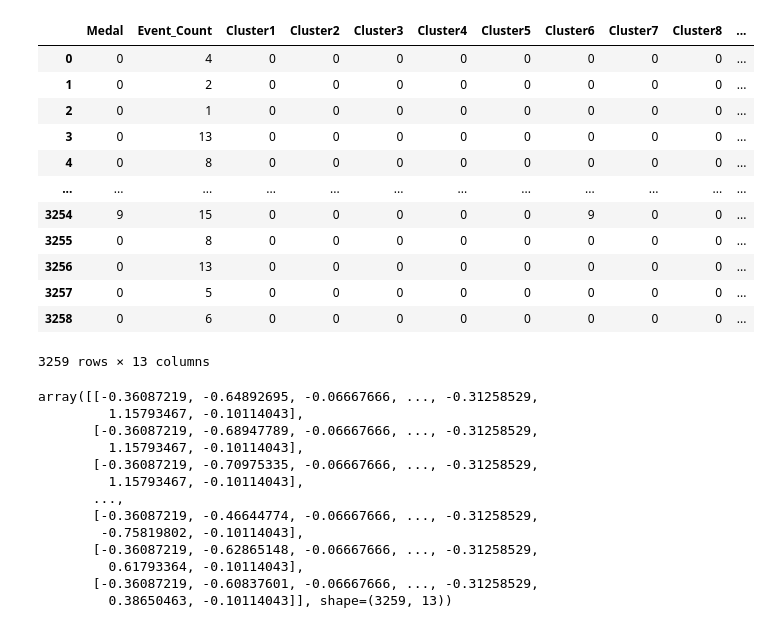
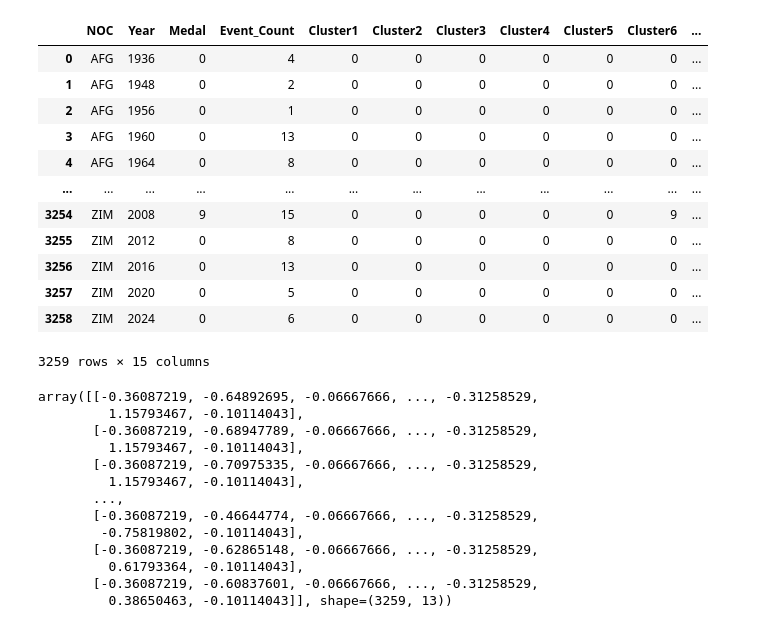
Before and after one commit to cynthiaWEpicCoder/MCM, a Jupyter notebook: PCA.ipynb, the cells around one changed output. Cells and saved outputs as stored; diff of their text form; code cells hidden in the pictures.

```diff
--- a/PCA.ipynb
+++ b/PCA.ipynb
@@ -1,22 +1,22 @@
 # %%
 import pandas as pd
-data = pd.read_csv('finalData.csv',index_col=0)
-data = data.drop(['NOC','Year'],axis=1)
-data
+data0 = pd.read_csv('finalData.csv',index_col=0)
+data = data0.drop(['NOC','Year'],axis=1)
+data0
 # %% [output]
-|  | Medal | Event_Count | Cluster1 | Cluster2 | Cluster3 | Cluster4 | Cluster5 | Cluster6 | Cluster7 | Cluster8 | ... |
-| 0 | 0 | 4 | 0 | 0 | 0 | 0 | 0 | 0 | 0 | 0 | ... |
-| 1 | 0 | 2 | 0 | 0 | 0 | 0 | 0 | 0 | 0 | 0 | ... |
-| 2 | 0 | 1 | 0 | 0 | 0 | 0 | 0 | 0 | 0 | 0 | ... |
-| 3 | 0 | 13 | 0 | 0 | 0 | 0 | 0 | 0 | 0 | 0 | ... |
-| 4 | 0 | 8 | 0 | 0 | 0 | 0 | 0 | 0 | 0 | 0 | ... |
+|  | NOC | Year | Medal | Event_Count | Cluster1 | Cluster2 | Cluster3 | Cluster4 | Cluster5 | Cluster6 | ... |
+| 0 | AFG | 1936 | 0 | 4 | 0 | 0 | 0 | 0 | 0 | 0 | ... |
+| 1 | AFG | 1948 | 0 | 2 | 0 | 0 | 0 | 0 | 0 | 0 | ... |
+| 2 | AFG | 1956 | 0 | 1 | 0 | 0 | 0 | 0 | 0 | 0 | ... |
+| 3 | AFG | 1960 | 0 | 13 | 0 | 0 | 0 | 0 | 0 | 0 | ... |
+| 4 | AFG | 1964 | 0 | 8 | 0 | 0 | 0 | 0 | 0 | 0 | ... |
 | ... | ... | ... | ... | ... | ... | ... | ... | ... | ... | ... | ... |
-| 3254 | 9 | 15 | 0 | 0 | 0 | 0 | 0 | 9 | 0 | 0 | ... |
-| 3255 | 0 | 8 | 0 | 0 | 0 | 0 | 0 | 0 | 0 | 0 | ... |
-| 3256 | 0 | 13 | 0 | 0 | 0 | 0 | 0 | 0 | 0 | 0 | ... |
-| 3257 | 0 | 5 | 0 | 0 | 0 | 0 | 0 | 0 | 0 | 0 | ... |
-| 3258 | 0 | 6 | 0 | 0 | 0 | 0 | 0 | 0 | 0 | 0 | ... |
+| 3254 | ZIM | 2008 | 9 | 15 | 0 | 0 | 0 | 0 | 0 | 9 | ... |
+| 3255 | ZIM | 2012 | 0 | 8 | 0 | 0 | 0 | 0 | 0 | 0 | ... |
+| 3256 | ZIM | 2016 | 0 | 13 | 0 | 0 | 0 | 0 | 0 | 0 | ... |
+| 3257 | ZIM | 2020 | 0 | 5 | 0 | 0 | 0 | 0 | 0 | 0 | ... |
+| 3258 | ZIM | 2024 | 0 | 6 | 0 | 0 | 0 | 0 | 0 | 0 | ... |
-3259 rows × 13 columns
+3259 rows × 15 columns
 # %%
 from sklearn.preprocessing import StandardScaler
 import numpy as np
```
Also changed, not shown: parts of 9 cells of this notebook.
